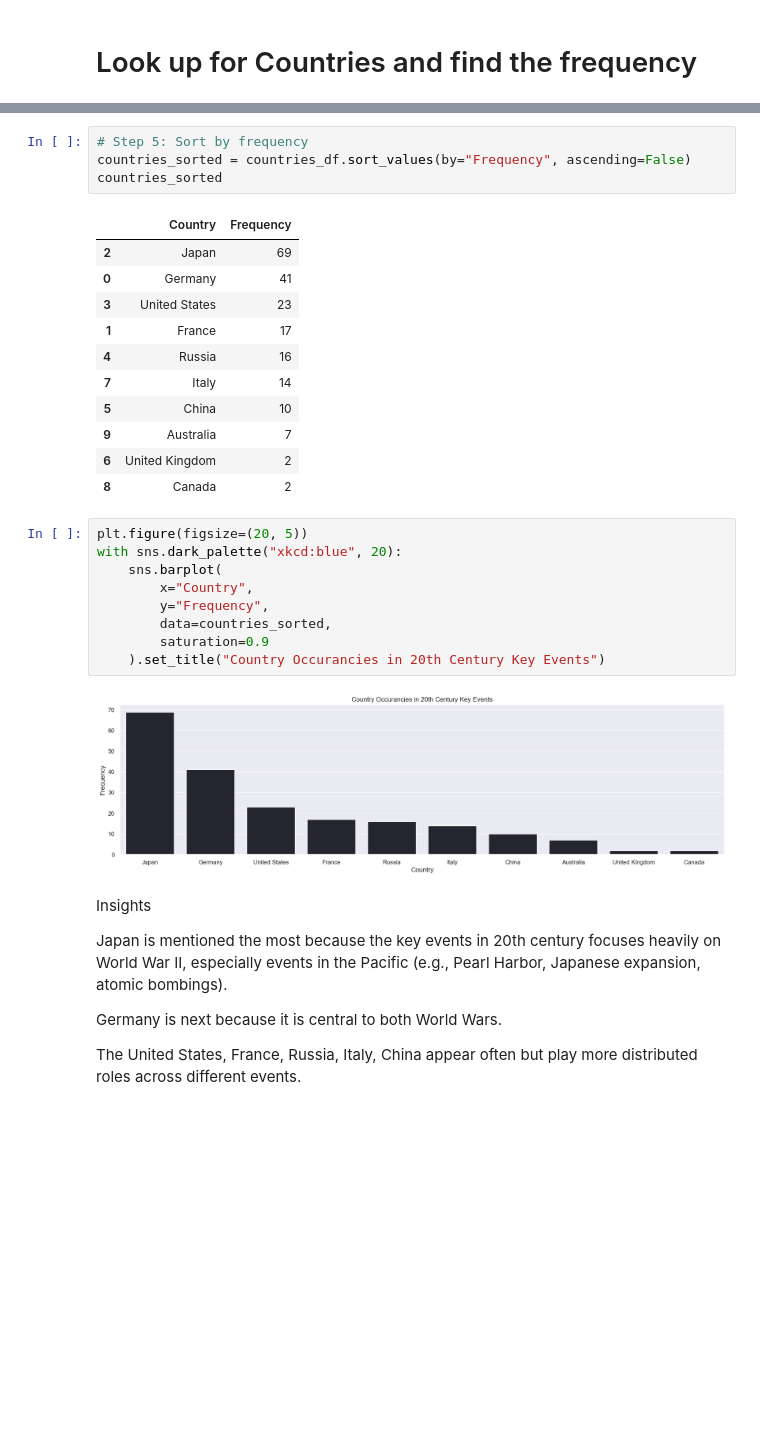
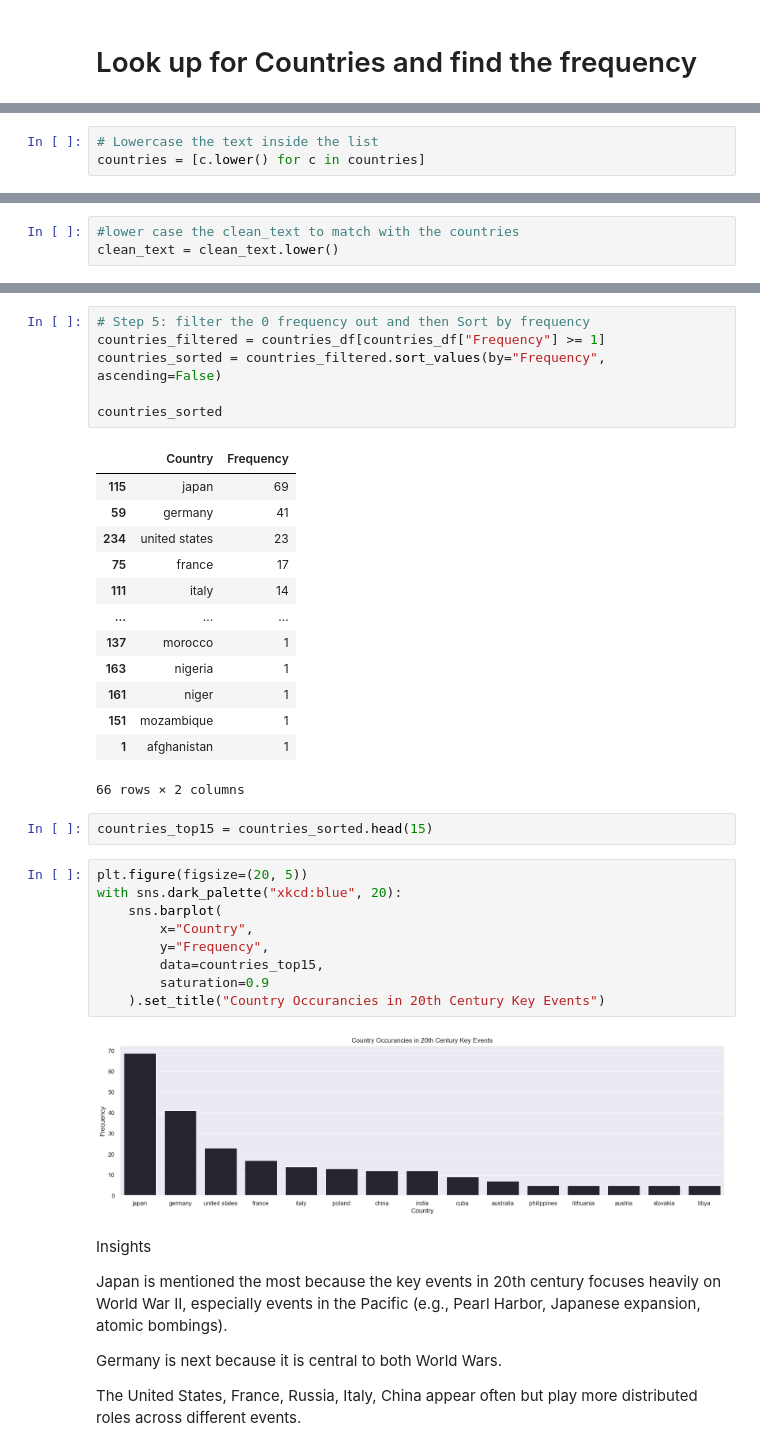
Before and after one commit to L-Bramasole/CaseStudy-4_20th-Century_Events, a Jupyter notebook: task 1.5 data mining.ipynb, the cells around one changed output, grey strips where cells are left out. Saved outputs shown, nothing was run; the diff lists cells and outputs as text; blank space fills up the shorter version.

```diff
--- a/task 1.5 data mining.ipynb
+++ b/task 1.5 data mining.ipynb
@@ -353,0 +410,3 @@ countries = [
+# %%
+# Lowercase the text inside the list
+countries = [c.lower() for c in countries]
@@ -370 +451,4 @@ countries_df
+# %%
+#lower case the clean_text to match with the countries
+clean_text = clean_text.lower()
 # %%
@@ -389,30 +475,36 @@ countries_df
 # %%
-# Step 5: Sort by frequency
-countries_sorted = countries_df.sort_values(by="Frequency", ascending=False)
+# Step 5: filter the 0 frequency out and then Sort by frequency
+countries_filtered = countries_df[countries_df["Frequency"] >= 1]
+countries_sorted = countries_filtered.sort_values(by="Frequency", ascending=False)
+
 countries_sorted
 # %% [output]
 |  | Country | Frequency |
-| 2 | Japan | 69 |
-| 0 | Germany | 41 |
-| 3 | United States | 23 |
-| 1 | France | 17 |
-| 4 | Russia | 16 |
-| 7 | Italy | 14 |
-| 5 | China | 10 |
-| 9 | Australia | 7 |
-| 6 | United Kingdom | 2 |
-| 8 | Canada | 2 |
+| 115 | japan | 69 |
+| 59 | germany | 41 |
+| 234 | united states | 23 |
+| 75 | france | 17 |
+| 111 | italy | 14 |
+| ... | ... | ... |
+| 137 | morocco | 1 |
+| 163 | nigeria | 1 |
+| 161 | niger | 1 |
+| 151 | mozambique | 1 |
+| 1 | afghanistan | 1 |
+66 rows × 2 columns
+# %%
+countries_top15 = countries_sorted.head(15)
 # %%
 plt.figure(figsize=(20, 5))
 with sns.dark_palette("xkcd:blue", 20):
     sns.barplot(
         x="Country",
         y="Frequency",
-        data=countries_sorted,
+        data=countries_top15,
         saturation=0.9
     ).set_title("Country Occurancies in 20th Century Key Events")
 # %% [output]
-[figure, old version]
+[figure, new version]
 # %% [markdown]
 Insights
 
```
Also changed, not shown: parts of 27 cells of this notebook.
